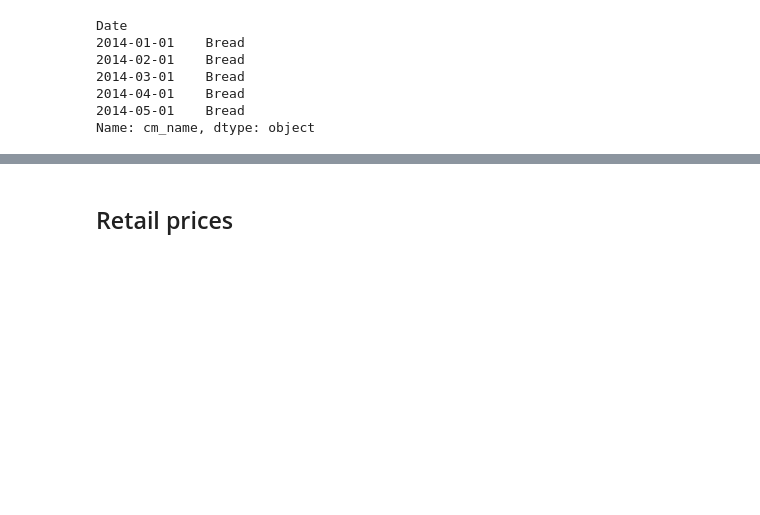
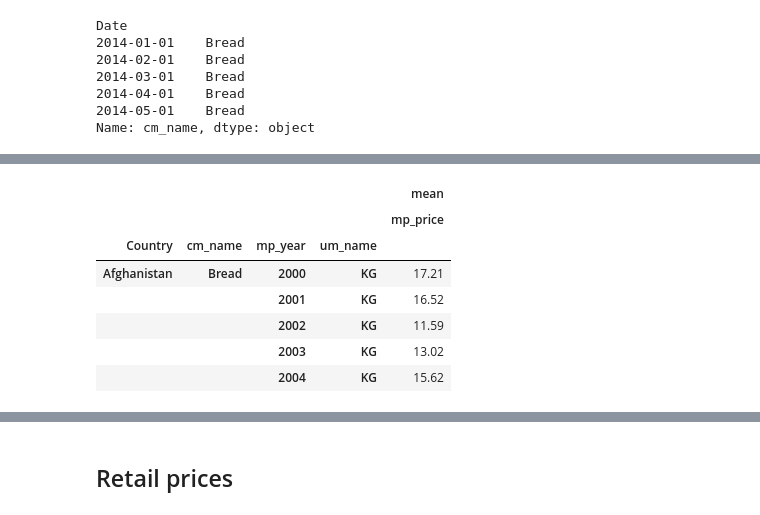
Before and after one commit to MaxSMCON/Group_2, a Jupyter notebook: Group_2_Stats.ipynb, the cells around one changed output, grey strips where cells are left out. Cells and saved outputs as stored; diff of their text form; code cells hidden in the pictures; blank space fills up the shorter version.

```diff
--- a/Group_2_Stats.ipynb
+++ b/Group_2_Stats.ipynb
@@ -273,0 +332,18 @@ df.head()
+# %%
+df_pivot = pd.pivot_table(df, index = ['Country',
+                                       'cm_name',
+                                       'mp_year',
+                                       'um_name'],
+                          values = 'mp_price', aggfunc = ['mean',
+                                                         #  'std'
+                                                              ]).round(2) # getting an average price per year, per Unit of Measure
+df_pivot.head()
+# %% [output]
+|  |  |  |  | mean |
+|  |  |  |  | mp_price |
+| Country | cm_name | mp_year | um_name |  |
+| Afghanistan | Bread | 2000 | KG | 17.21 |
+|  |  | 2001 | KG | 16.52 |
+|  |  | 2002 | KG | 11.59 |
+|  |  | 2003 | KG | 13.02 |
+|  |  | 2004 | KG | 15.62 |
```
Also changed, not shown: parts of 19 cells of this notebook.
